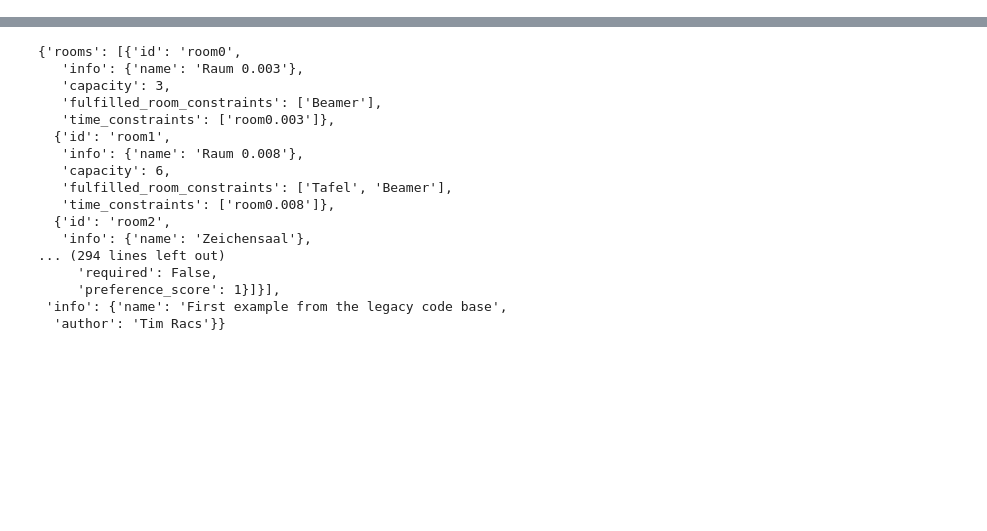
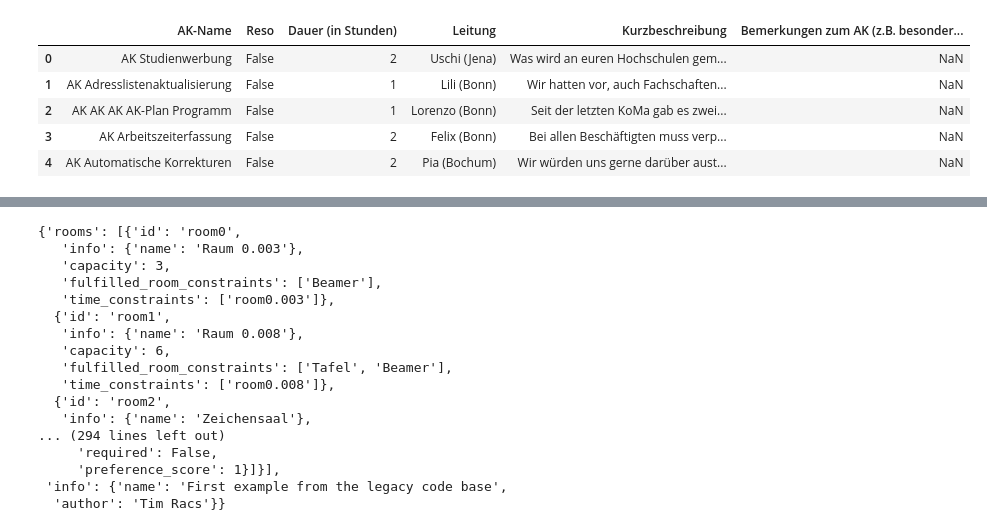
Before and after one commit to Die-KoMa/ak-plan-optimierung, a Jupyter notebook: koma88-preparation/export_to_json.ipynb, the cells around one changed output, grey strips where cells are left out. Cells and saved outputs as stored; diff of their text form; code cells hidden in the pictures; blank space fills up the shorter version.

```diff
--- a/koma88-preparation/export_to_json.ipynb
+++ b/koma88-preparation/export_to_json.ipynb
@@ -16,0 +5,10 @@ Successfully installed pandas-2.0.1 tzdata-2023.3
+# %%
+ak_df = pd.read_excel("AK_Liste_KoMa88.ods")
+ak_df.head()
+# %% [output]
+|  | AK-Name | Reso | Dauer (in Stunden) | Leitung | Kurzbeschreibung | Bemerkungen zum AK (z.B. besonder... |
+| 0 | AK Studienwerbung | False | 2 | Uschi (Jena) | Was wird an euren Hochschulen gem... | NaN |
+| 1 | AK Adresslistenaktualisierung | False | 1 | Lili (Bonn) | Wir hatten vor, auch Fachschaften... | NaN |
+| 2 | AK AK AK AK-Plan Programm | False | 1 | Lorenzo (Bonn) | Seit der letzten KoMa gab es zwei... | NaN |
+| 3 | AK Arbeitszeiterfassung | False | 2 | Felix (Bonn) | Bei allen Beschäftigten muss verp... | NaN |
+| 4 | AK Automatische Korrekturen | False | 2 | Pia (Bochum) | Wir würden uns gerne darüber aust... | NaN |
```
Also changed, not shown: parts of 7 cells of this notebook.
